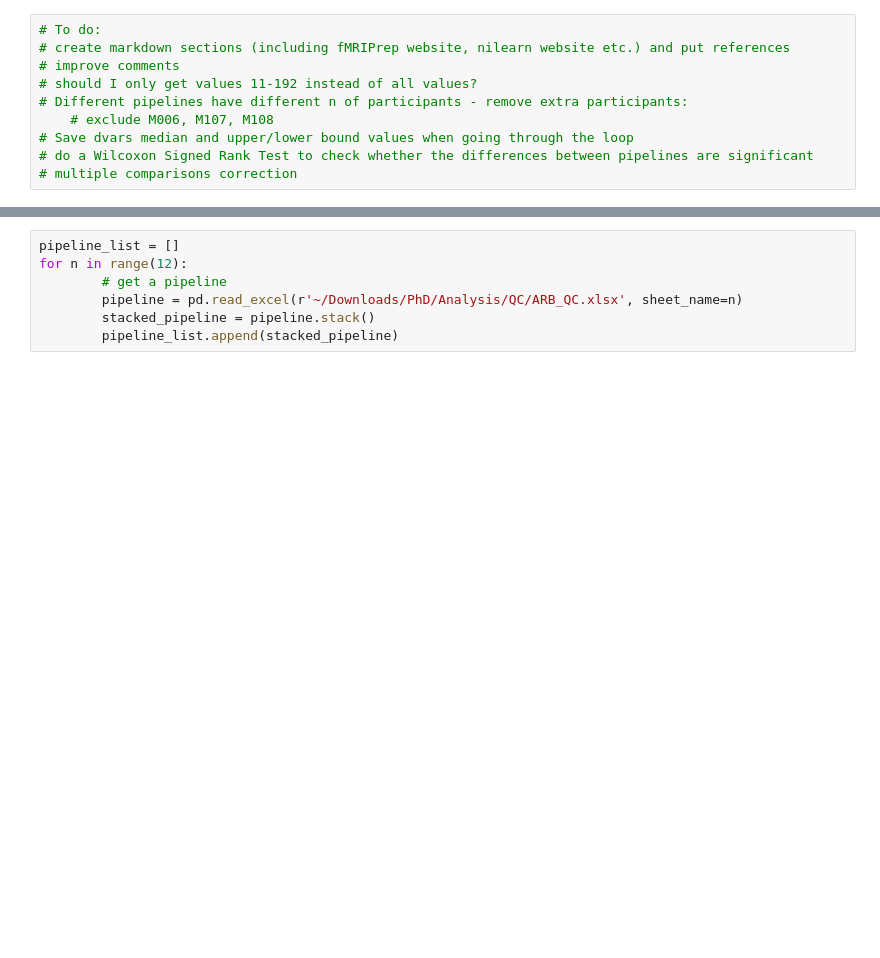
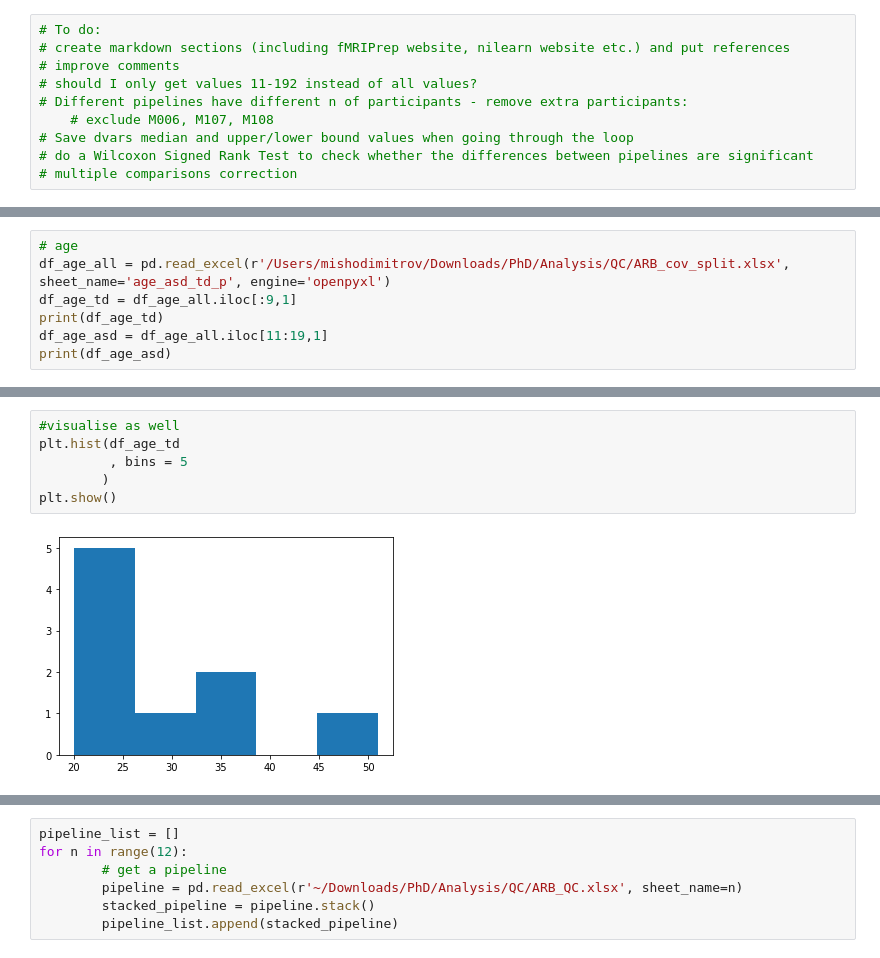
Before and after one commit to misho-dimitrov/Motion_Correction_rs-fMRI, a Jupyter notebook: calc_dvars.ipynb, the cells around one changed output, grey strips where cells are left out. Saved outputs shown, nothing was run; the diff lists cells and outputs as text; blank space fills up the shorter version.

```diff
--- a/calc_dvars.ipynb
+++ b/calc_dvars.ipynb
@@ -16,0 +133,7 @@ import numpy as np
+# %%
+# age
+df_age_all = pd.read_excel(r'/Users/mishodimitrov/Downloads/PhD/Analysis/QC/ARB_cov_split.xlsx', sheet_name='age_asd_td_p', engine='openpyxl')
+df_age_td = df_age_all.iloc[:9,1]
+print(df_age_td)
+df_age_asd = df_age_all.iloc[11:19,1]
+print(df_age_asd)
@@ -16,0 +178,8 @@ import numpy as np
+# %%
+#visualise as well
+plt.hist(df_age_td
+         , bins = 5
+        )
+plt.show()
+# %% [output]
+[figure, added]
```
Also changed, not shown: parts of 41 cells of this notebook, 1 other file.
